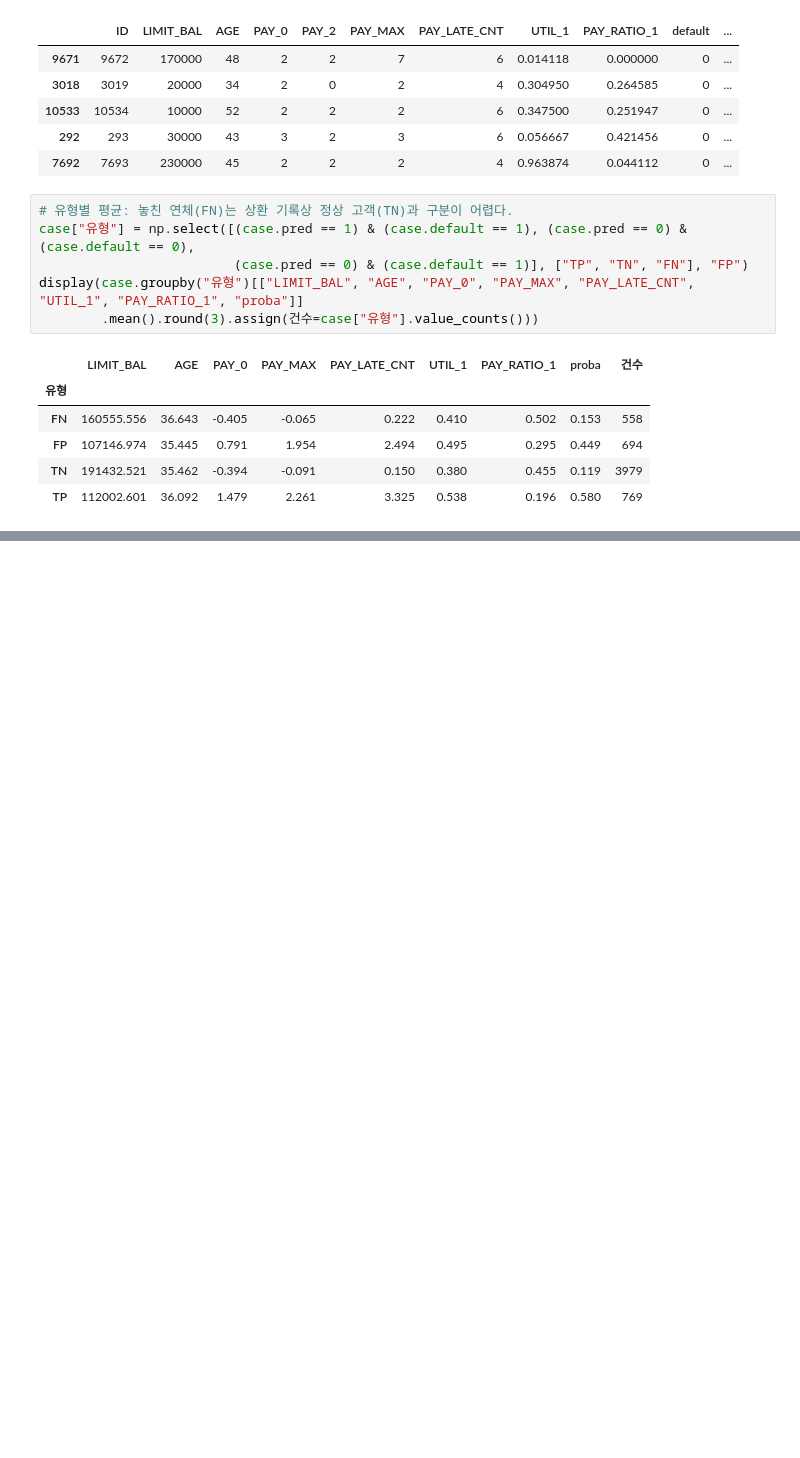
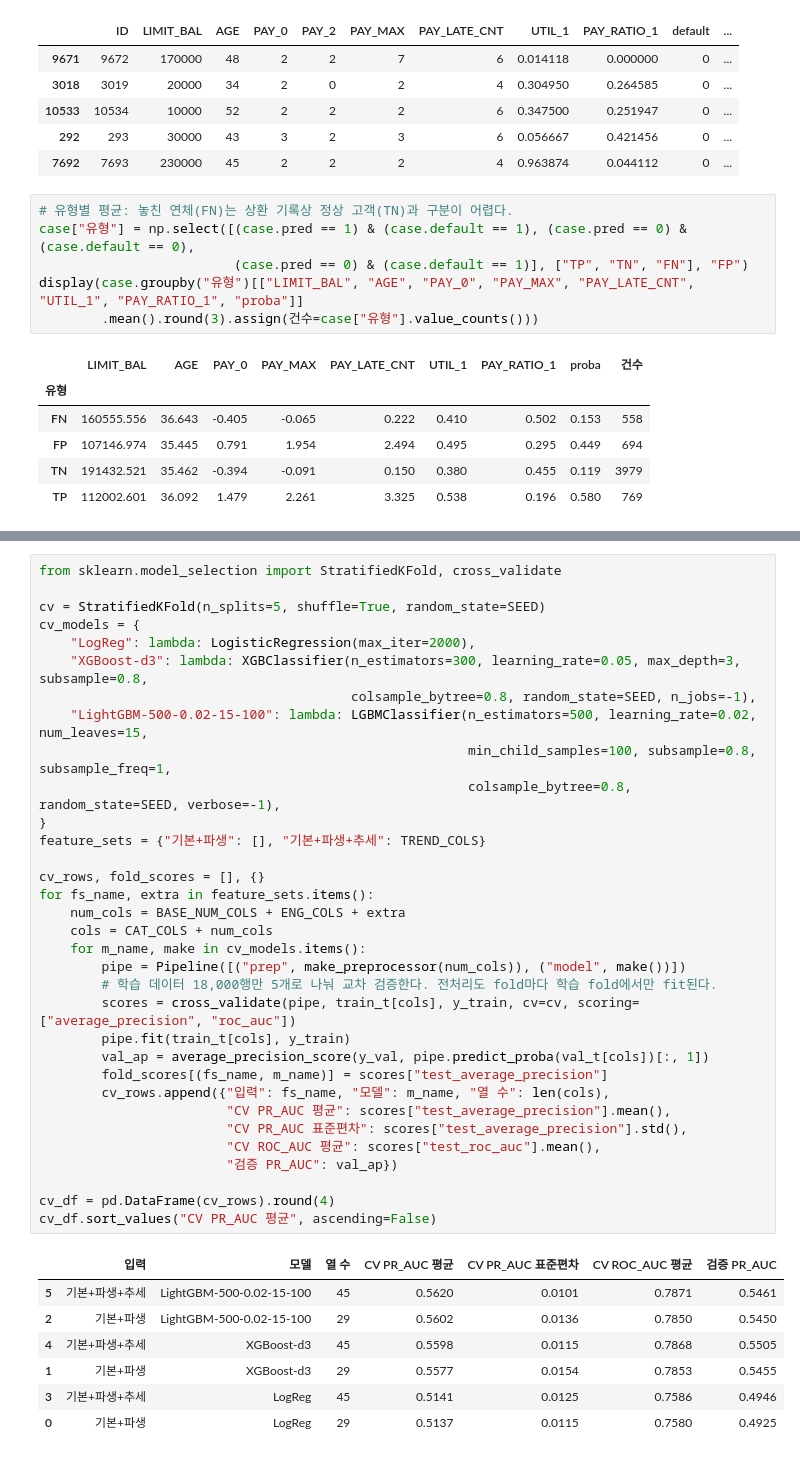
Before and after one commit to Xnarin/my-ai-agent, a Jupyter notebook: machine_learning/mini_project/credit_scroing.ipynb, the cells around one changed output, grey strips where cells are left out. Saved outputs shown, nothing was run; the diff lists cells and outputs as text; blank space fills up the shorter version.

```diff
--- a/machine_learning/mini_project/credit_scroing.ipynb
+++ b/machine_learning/mini_project/credit_scroing.ipynb
@@ -560,0 +630,41 @@ display(case.groupby("유형")[["LIMIT_BAL", "AGE", "PAY_0", "PAY_MAX", "PAY_LAT
+# %%
+from sklearn.model_selection import StratifiedKFold, cross_validate
+
+cv = StratifiedKFold(n_splits=5, shuffle=True, random_state=SEED)
+cv_models = {
+    "LogReg": lambda: LogisticRegression(max_iter=2000),
+    "XGBoost-d3": lambda: XGBClassifier(n_estimators=300, learning_rate=0.05, max_depth=3, subsample=0.8,
+                                        colsample_bytree=0.8, random_state=SEED, n_jobs=-1),
+    "LightGBM-500-0.02-15-100": lambda: LGBMClassifier(n_estimators=500, learning_rate=0.02, num_leaves=15,
+                                                       min_child_samples=100, subsample=0.8, subsample_freq=1,
+                                                       colsample_bytree=0.8, random_state=SEED, verbose=-1),
+}
+feature_sets = {"기본+파생": [], "기본+파생+추세": TREND_COLS}
+
+cv_rows, fold_scores = [], {}
+for fs_name, extra in feature_sets.items():
+    num_cols = BASE_NUM_COLS + ENG_COLS + extra
+    cols = CAT_COLS + num_cols
+    for m_name, make in cv_models.items():
+        pipe = Pipeline([("prep", make_preprocessor(num_cols)), ("model", make())])
+        # 학습 데이터 18,000행만 5개로 나눠 교차 검증한다. 전처리도 fold마다 학습 fold에서만 fit된다.
+        scores = cross_validate(pipe, train_t[cols], y_train, cv=cv, scoring=["average_precision", "roc_auc"])
+        pipe.fit(train_t[cols], y_train)
+        val_ap = average_precision_score(y_val, pipe.predict_proba(val_t[cols])[:, 1])
+        fold_scores[(fs_name, m_name)] = scores["test_average_precision"]
+        cv_rows.append({"입력": fs_name, "모델": m_name, "열 수": len(cols),
+                        "CV PR_AUC 평균": scores["test_average_precision"].mean(),
+                        "CV PR_AUC 표준편차": scores["test_average_precision"].std(),
+                        "CV ROC_AUC 평균": scores["test_roc_auc"].mean(),
+                        "검증 PR_AUC": val_ap})
+
+cv_df = pd.DataFrame(cv_rows).round(4)
+cv_df.sort_values("CV PR_AUC 평균", ascending=False)
+# %% [output]
+|  | 입력 | 모델 | 열 수 | CV PR_AUC 평균 | CV PR_AUC 표준편차 | CV ROC_AUC 평균 | 검증 PR_AUC |
+| 5 | 기본+파생+추세 | LightGBM-500-0.02-15-100 | 45 | 0.5620 | 0.0101 | 0.7871 | 0.5461 |
+| 2 | 기본+파생 | LightGBM-500-0.02-15-100 | 29 | 0.5602 | 0.0136 | 0.7850 | 0.5450 |
+| 4 | 기본+파생+추세 | XGBoost-d3 | 45 | 0.5598 | 0.0115 | 0.7868 | 0.5505 |
+| 1 | 기본+파생 | XGBoost-d3 | 29 | 0.5577 | 0.0154 | 0.7853 | 0.5455 |
+| 3 | 기본+파생+추세 | LogReg | 45 | 0.5141 | 0.0125 | 0.7586 | 0.4946 |
+| 0 | 기본+파생 | LogReg | 29 | 0.5137 | 0.0115 | 0.7580 | 0.4925 |
```
Also changed, not shown: parts of 6 cells of this notebook, 3 other files.
